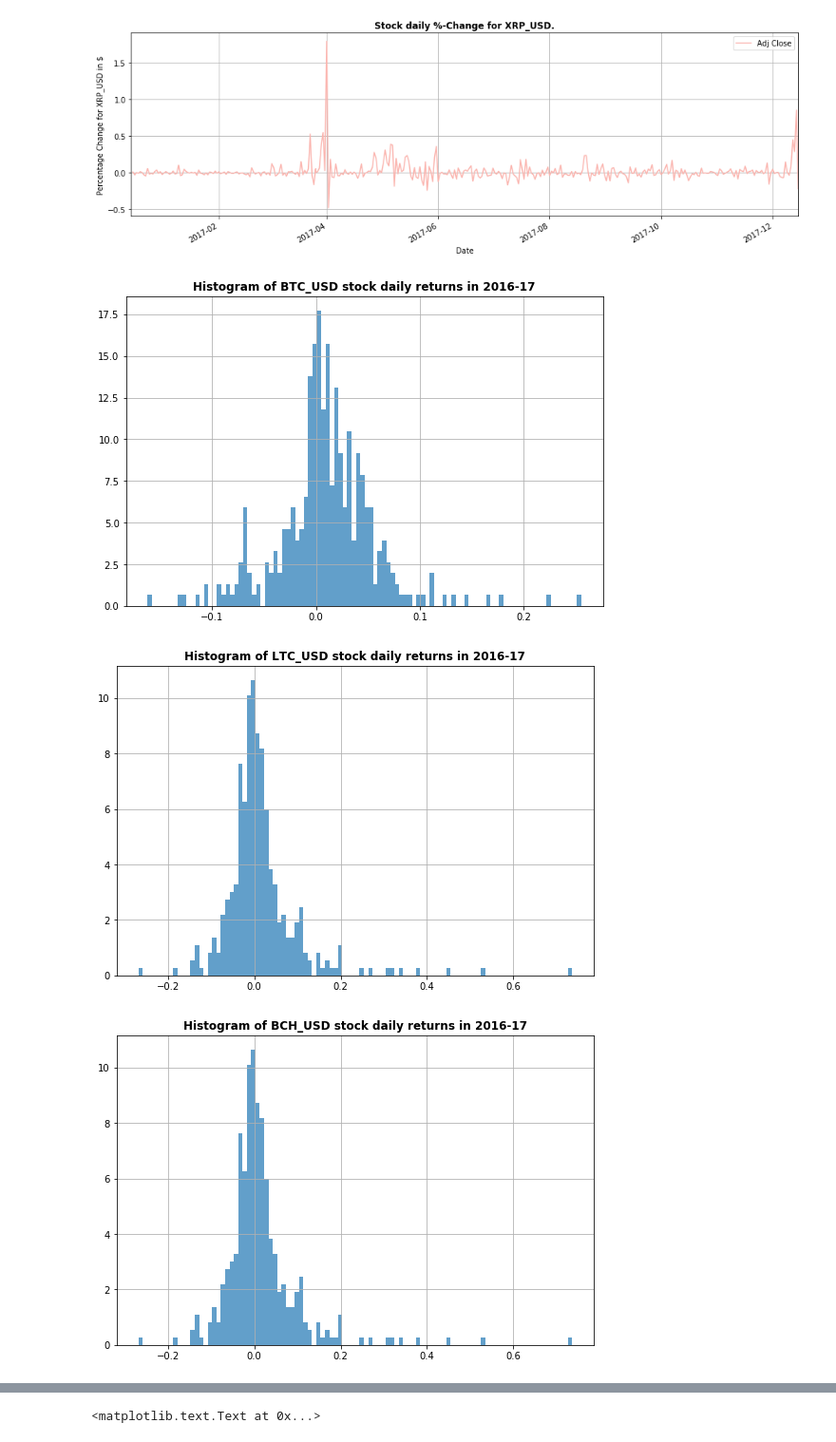
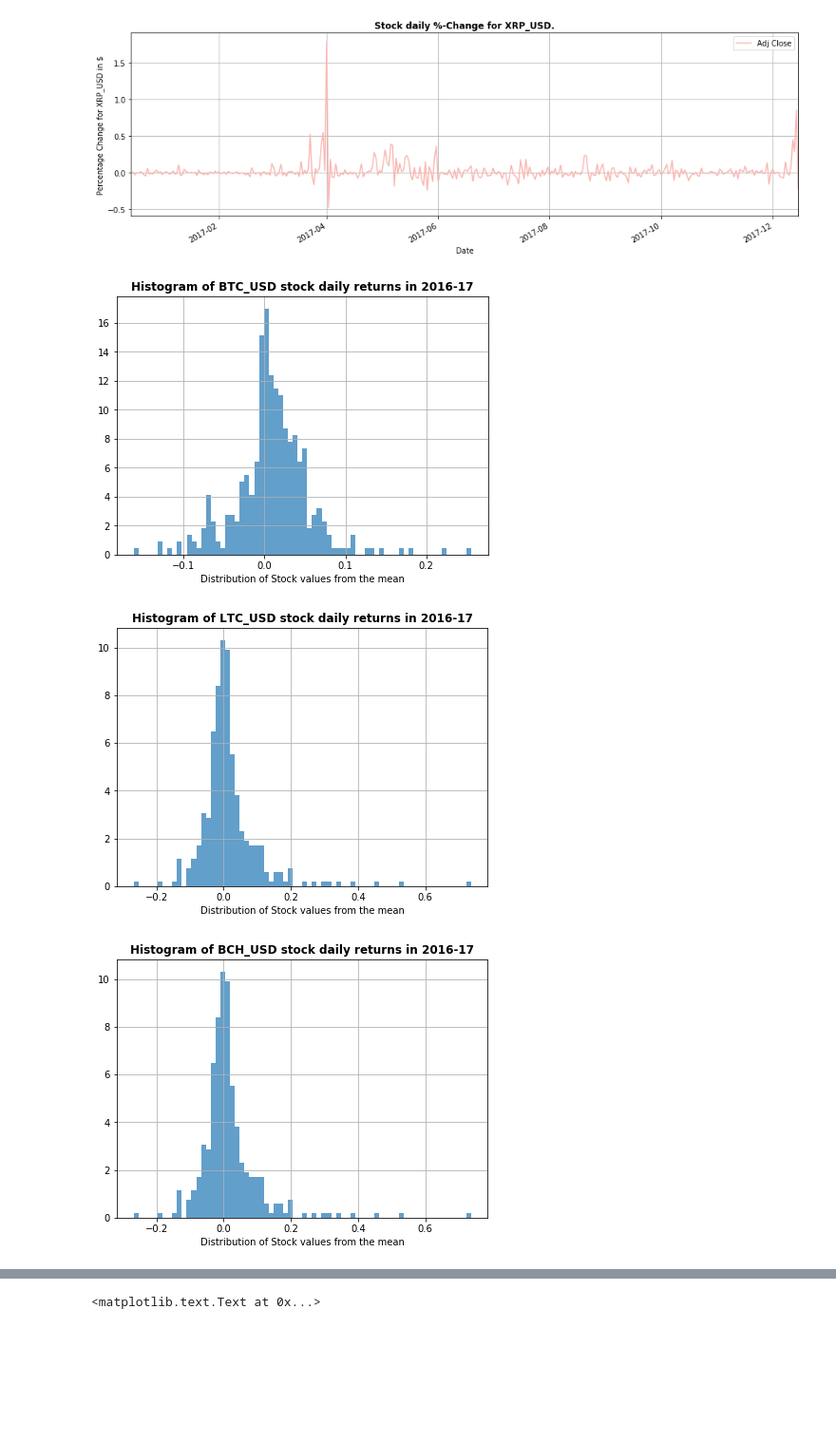
Before and after one commit to Niteeshkanungo/Final-project, a Jupyter notebook: Analysis_Crypto.ipynb, the cells around one changed output, grey strips where cells are left out. Shown at 95% size. Drawn from its saved outputs; the diff is of its cells as text; code cells hidden in the pictures; blank space fills up the shorter version.

```diff
--- a/Analysis_Crypto.ipynb
+++ b/Analysis_Crypto.ipynb
@@ -194,10 +195,11 @@ for i,j in itertools.zip_longest(Coin_list,Coin_list_str):
 # %%
 for i,j in itertools.zip_longest(Coin_list,Coin_list_str):
     fig = plt.figure()
-    i["Adj Close"].pct_change().hist(bins=100, normed=True, histtype='stepfilled', alpha=0.7,figsize=(9,6))
+    i["Adj Close"].pct_change().hist(bins=70, normed=True, histtype='stepfilled', alpha=0.7,figsize=(7,5))
     plt.title(u"Histogram of "+j+" stock daily returns in 2016-17", weight='bold')
     i["Adj Close"].pct_change().std()
+    plt.xlabel("Distribution of Stock values from the mean")
 # %% [output]
-[figure, old version]
+[figure, new version]
-[figure, old version]
+[figure, new version]
-[figure, old version]
+[figure, new version]
```
Also changed, not shown: parts of 5 cells of this notebook.
